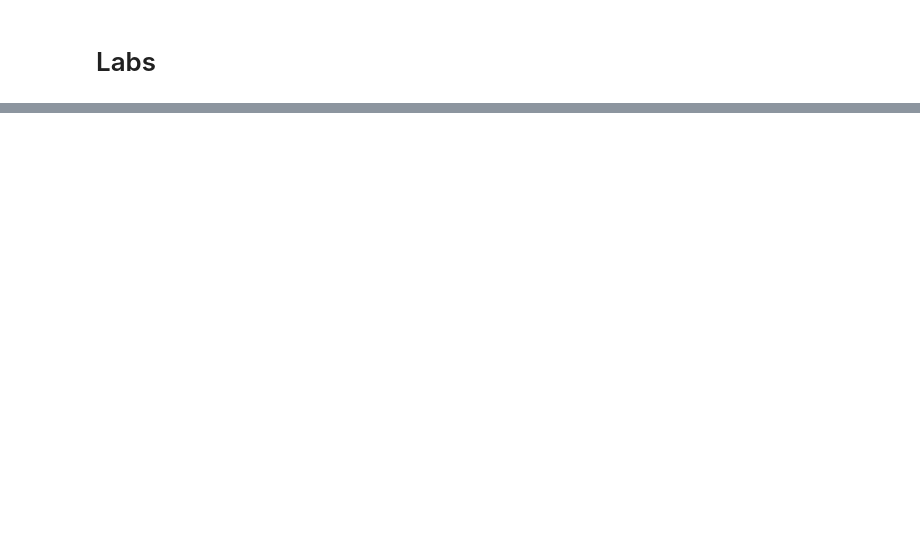
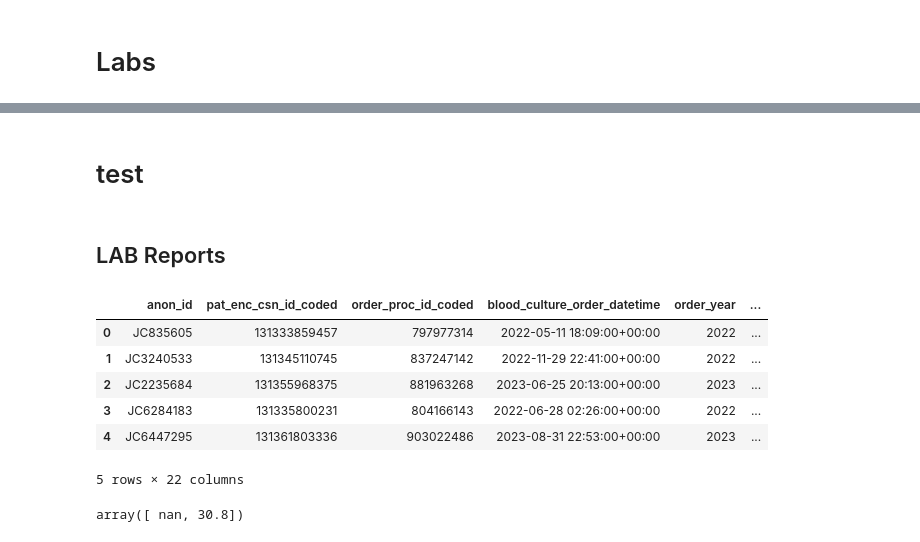
Before and after one commit to HealthRex/CDSS, a Jupyter notebook: scripts/Blood_Culture_Stewardship/BloodCultStewardship.ipynb, the cells around one changed output, grey strips where cells are left out. Saved outputs shown, nothing was run; the diff lists cells and outputs as text; code cells hidden in the pictures; blank space fills up the shorter version.

```diff
--- a/scripts/Blood_Culture_Stewardship/BloodCultStewardship.ipynb
+++ b/scripts/Blood_Culture_Stewardship/BloodCultStewardship.ipynb
@@ -401,0 +756,4 @@ GROUP BY
+# %% [markdown]
+# test
+# %% [markdown]
+## LAB Reports
@@ -401,0 +835,14 @@ GROUP BY
+# %%
+df_ed_labs.head()
+# %% [output]
+|  | anon_id | pat_enc_csn_id_coded | order_proc_id_coded | blood_culture_order_datetime | order_year | ... |
+| 0 | JC835605 | 131333859457 | 797977314 | 2022-05-11 18:09:00+00:00 | 2022 | ... |
+| 1 | JC3240533 | 131345110745 | 837247142 | 2022-11-29 22:41:00+00:00 | 2022 | ... |
+| 2 | JC2235684 | 131355968375 | 881963268 | 2023-06-25 20:13:00+00:00 | 2023 | ... |
+| 3 | JC6284183 | 131335800231 | 804166143 | 2022-06-28 02:26:00+00:00 | 2022 | ... |
+| 4 | JC6447295 | 131361803336 | 903022486 | 2023-08-31 22:53:00+00:00 | 2023 | ... |
+5 rows × 22 columns
+# %%
+pos.hco3.unique()
+# %% [output]
+array([ nan, 30.8])
```
Also changed, not shown: parts of 23 cells of this notebook.
